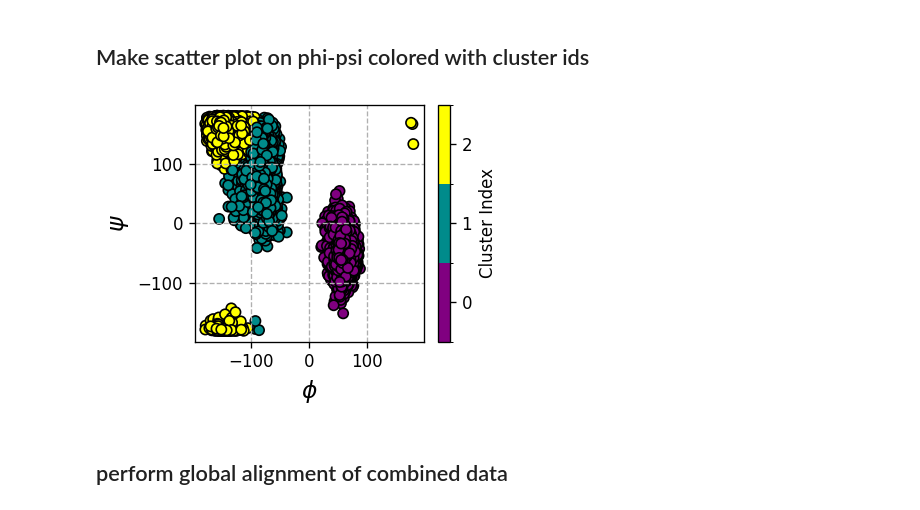
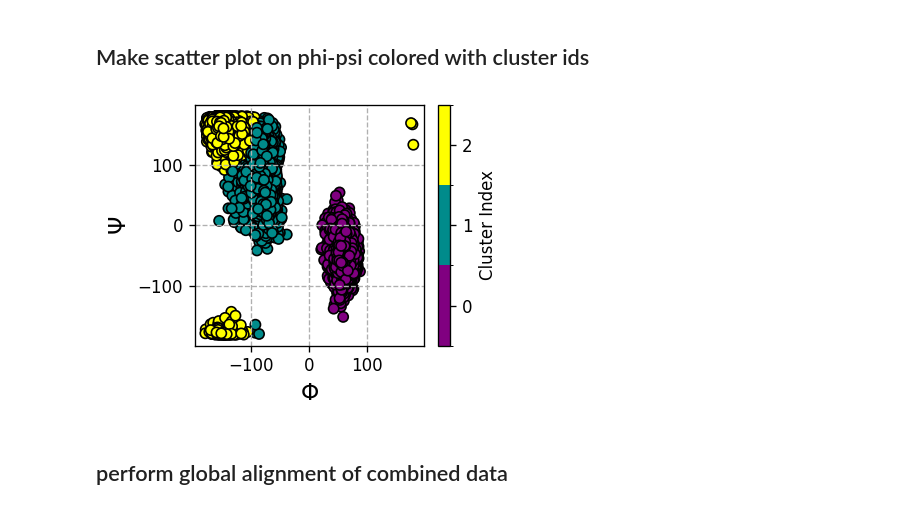
Before and after one commit to hocky-research-group/ShapeGMM_tutorial_2025, a Jupyter notebook: analyze_data/Part1_Clustering_LDA.ipynb, the cells around one changed output. Cells and saved outputs as stored; diff of their text form; code cells hidden in the pictures.

```diff
--- a/analyze_data/Part1_Clustering_LDA.ipynb
+++ b/analyze_data/Part1_Clustering_LDA.ipynb
@@ -143,14 +145,14 @@ plt.savefig(os.path.join(output_folder,"ala_clusterscan_ll_cv.pdf"))
 # %%
 %%time
 
-threestate_gmm_file = os.path.join(output_folder,'wsgmm3.pickle')
+threestate_gmm_file = os.path.join(output_folder,'sgmm3.pickle')
 
 if os.path.exists(threestate_gmm_file) and regenerate is False:
     with open(threestate_gmm_file, "rb") as f:
-        wsgmm3 = pickle.load(f)
+        sgmm3 = pickle.load(f)
 else:
-    wsgmm3 = sgmm_fit_with_attempts(trajData, 3, 15, init_component_method='kmeans++', device=device, dtype=torch.float64)
+    sgmm3 = sgmm_fit_with_attempts(trajData, 3, 15, init_component_method='kmeans++', device=device, dtype=torch.float64)
 
     with open(threestate_gmm_file, 'wb') as fo:
-        pickle.dump(wsgmm3, fo)
+        pickle.dump(sgmm3, fo)
 # %% [output]
@@ -159,10 +161,10 @@ Wall time: 756 μs
 # %% [markdown]
 ## predict the labels and scores
 # %%
-comp_ids_ = wsgmm3.predict(trajData)
-ll_pre_frame = wsgmm3.score(trajData)
+cluster_ids_ = sgmm3.predict(trajData)
+ll_pre_frame = sgmm3.score(trajData)
 
-print(comp_ids_.shape, ll_pre_frame)
+print(cluster_ids_.shape, ll_pre_frame)
 # %% [output]
 (40002,) 34.2272465426602
 # %% [markdown]
@@ -170,23 +172,24 @@ print(comp_ids_.shape, ll_pre_frame)
 # %%
 from matplotlib.colors import ListedColormap, BoundaryNorm
 
 colors = ['purple', 'darkcyan', 'yellow']
 cluster_boundaries = [0, 1, 2, 3]  # You need one more boundary than the number of colors
 cmap = ListedColormap(colors)
 norm = BoundaryNorm(cluster_boundaries, cmap.N)
 
 plt.figure(figsize=(3.5,2.8), dpi=120)
-plt.xlabel("$\phi$", fontsize=14)
-plt.ylabel("$\psi$", fontsize=14)
+plt.xlabel("$\Phi$", fontsize=14)
+plt.ylabel("$\Psi$", fontsize=14)
 plt.grid(axis='both', which='major', linestyle='--',)
-im = plt.scatter(phi, psi, c=comp_ids_, marker='.', cmap=cmap, norm=norm, edgecolor='k', s=150)
+im = plt.scatter(phi, psi, c=cluster_ids_, marker='.', cmap=cmap, norm=norm,
+                 edgecolor='k', s=150,rasterized=True)
 cbar = plt.colorbar(im, ticks=np.arange(0.5, 3, 1))
 cbar.set_ticklabels(np.arange(3))
 cbar.set_label('Cluster Index')
 plt.tight_layout()
 plt.savefig(os.path.join(output_folder,"ala_threestate_phipsi_scatter_clustercolor.pdf"))
 # %% [output]
-[figure, old version]
+[figure, new version]
 # %% [markdown]
 ## perform global alignment of combined data
 # %%
```
Also changed, not shown: parts of 13 cells of this notebook.
